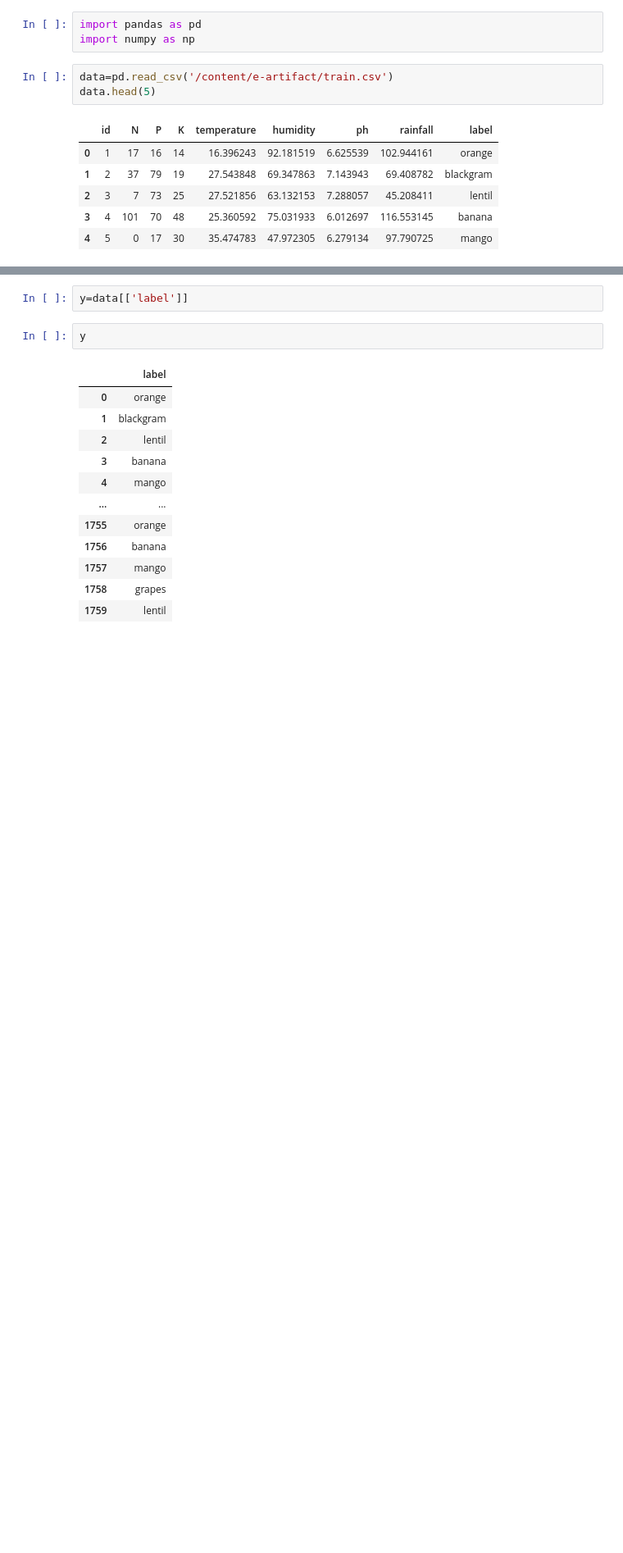
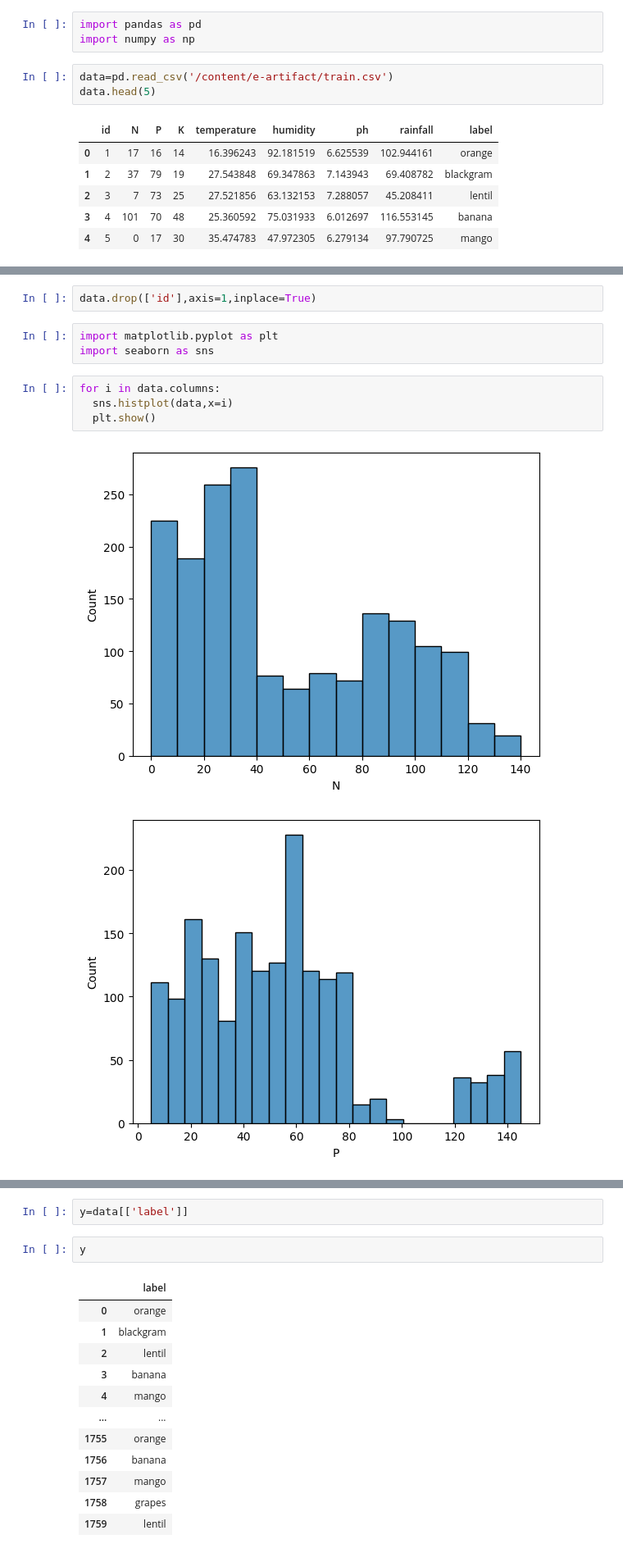
Before and after one commit to lalitha-sahitya/Crop-recommendation, a Jupyter notebook: crop_recommendation.ipynb, the cells around one changed output, grey strips where cells are left out. Shown: that part at 82% size. Saved outputs shown, nothing was run; the diff lists cells and outputs as text; blank space fills up the shorter version.

```diff
--- a/crop_recommendation.ipynb
+++ b/crop_recommendation.ipynb
@@ -46,0 +84,12 @@ data.head(5)
+# %%
+data.drop(['id'],axis=1,inplace=True)
+# %%
+import matplotlib.pyplot as plt
+import seaborn as sns
+# %%
+for i in data.columns:
+  sns.histplot(data,x=i)
+  plt.show()
+# %% [output]
+[figure, added]
+[figure, added]
```
Also changed, not shown: parts of 27 cells of this notebook.
